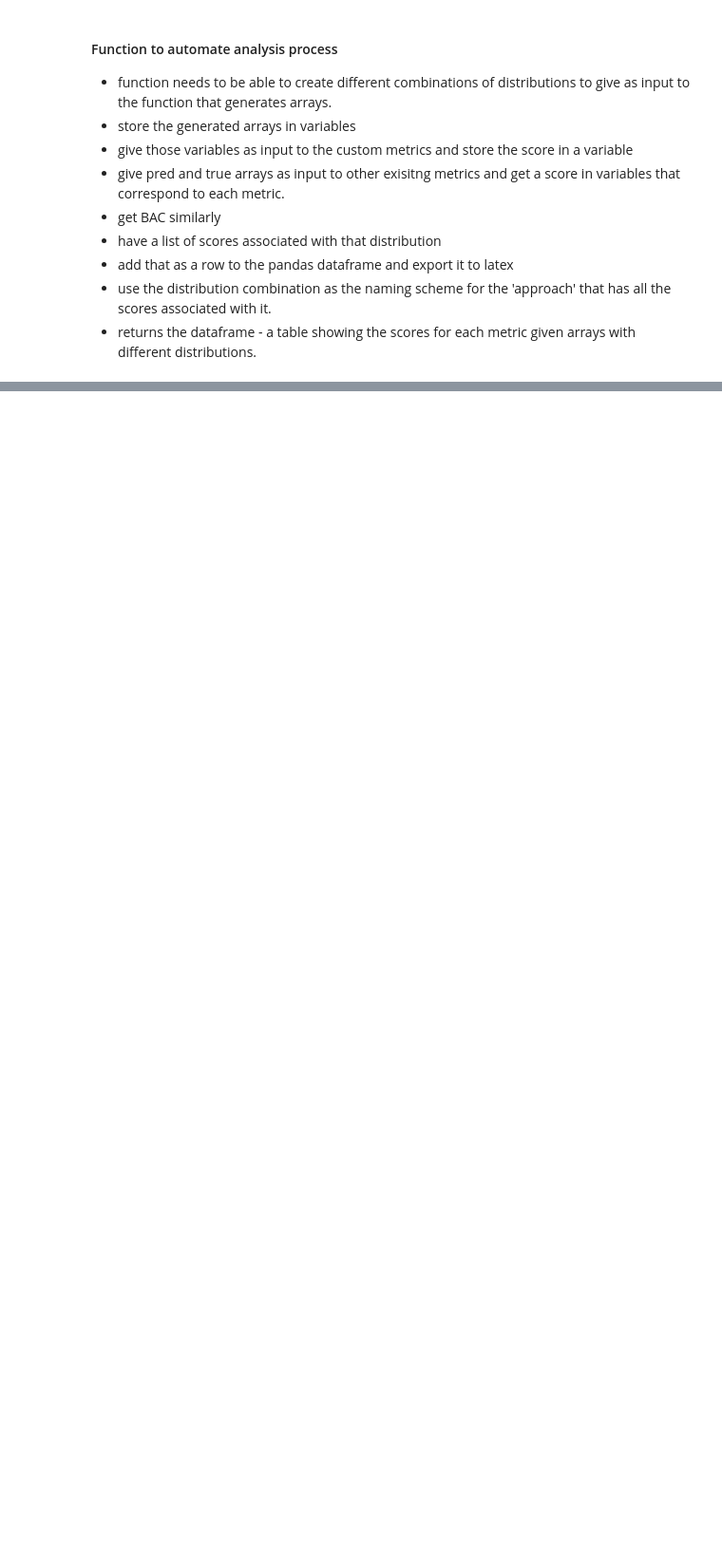
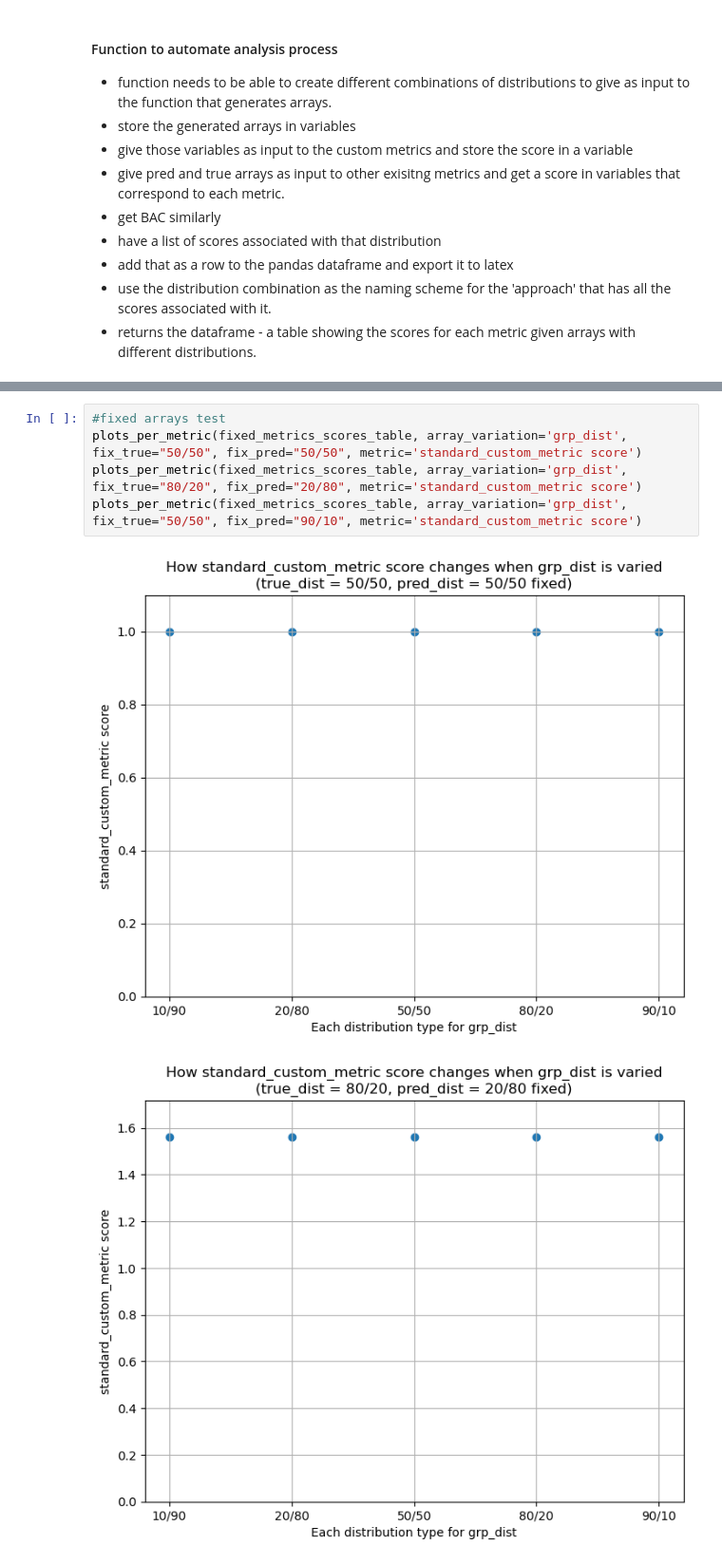
Before and after one commit to ayleensb/honours-project, a Jupyter notebook: standard_custom_metric.ipynb, the cells around one changed output, grey strips where cells are left out. Shown at 95% size. Drawn from its saved outputs; the diff is of its cells as text; blank space fills up the shorter version.

Commit message:
added generating plots functions to create scatter plots for inspecting metric behaviour

```diff
--- a/standard_custom_metric.ipynb
+++ b/standard_custom_metric.ipynb
@@ -471,0 +581,8 @@ Arrays saved to distributions.npz
+# %%
+#fixed arrays test
+plots_per_metric(fixed_metrics_scores_table, array_variation='grp_dist', fix_true="50/50", fix_pred="50/50", metric='standard_custom_metric score')
+plots_per_metric(fixed_metrics_scores_table, array_variation='grp_dist', fix_true="80/20", fix_pred="20/80", metric='standard_custom_metric score')
+plots_per_metric(fixed_metrics_scores_table, array_variation='grp_dist', fix_true="50/50", fix_pred="90/10", metric='standard_custom_metric score')
+# %% [output]
+[figure, added]
+[figure, added]
```
Also changed, not shown: parts of 25 cells of this notebook, 2 other files.
